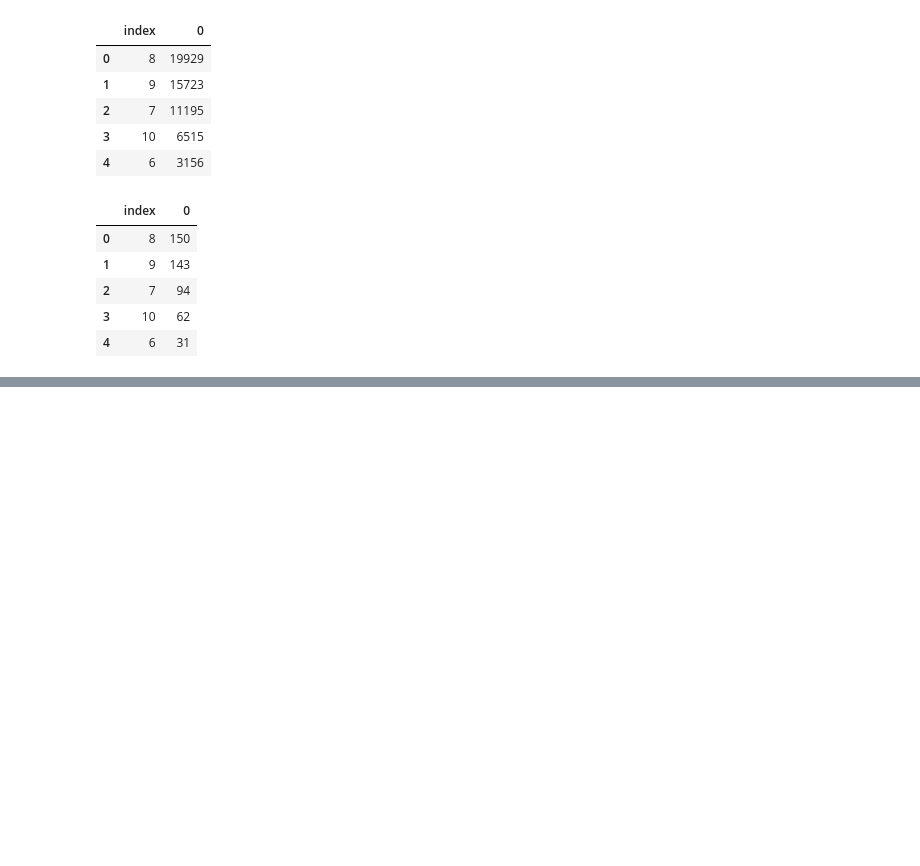
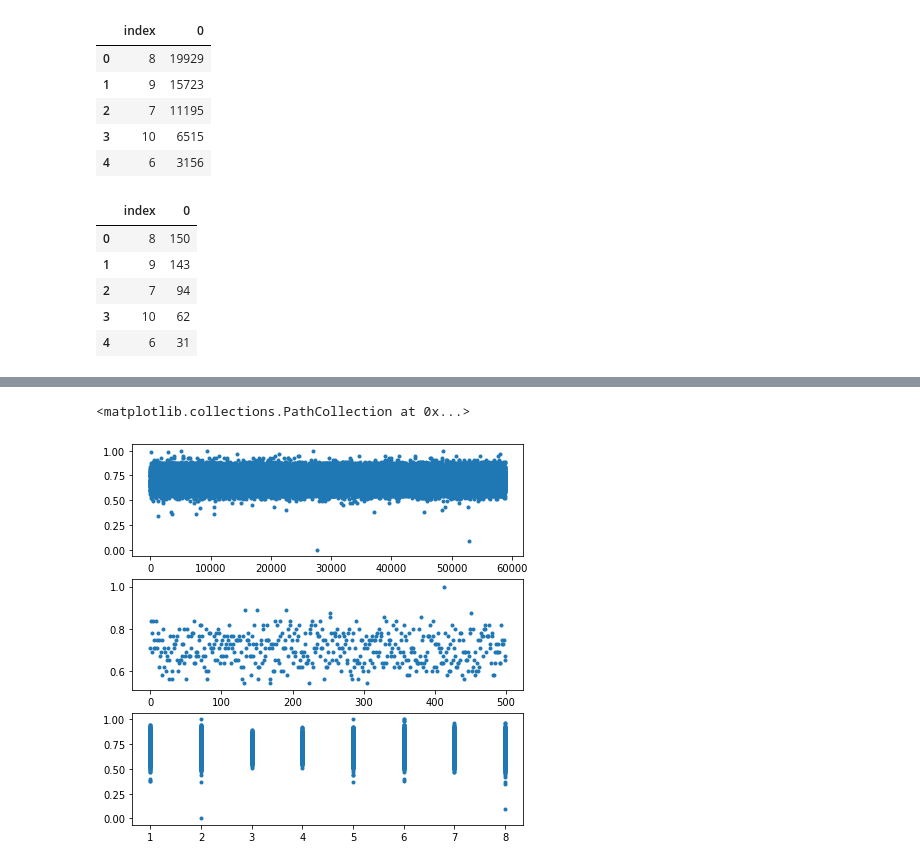
Before and after one commit to xuanlongORZ/Groupe4-Big_data_projet, a Jupyter notebook: EDA.ipynb, the cells around one changed output, grey strips where cells are left out. Saved outputs shown, nothing was run; the diff lists cells and outputs as text; code cells hidden in the pictures; blank space fills up the shorter version.

```diff
--- a/EDA.ipynb
+++ b/EDA.ipynb
@@ -314,0 +361,11 @@ test_null_distribution.plot.scatter(x='index',y=0)
+# %%
+# HT
+plt.subplot(3,1,1)
+plt.scatter(x=X_train.index,y=X_train.Ht,marker='.')
+plt.subplot(3,1,2)
+plt.scatter(x=X_test.index,y=X_test.Ht,marker='.')
+plt.subplot(3,1,3)
+plt.scatter(x=X_train.Response,y=X_train.Ht,marker='.')
+# %% [output]
+<matplotlib.collections.PathCollection at 0x...>
+[figure, added]
```
Also changed, not shown: parts of 39 cells of this notebook.
